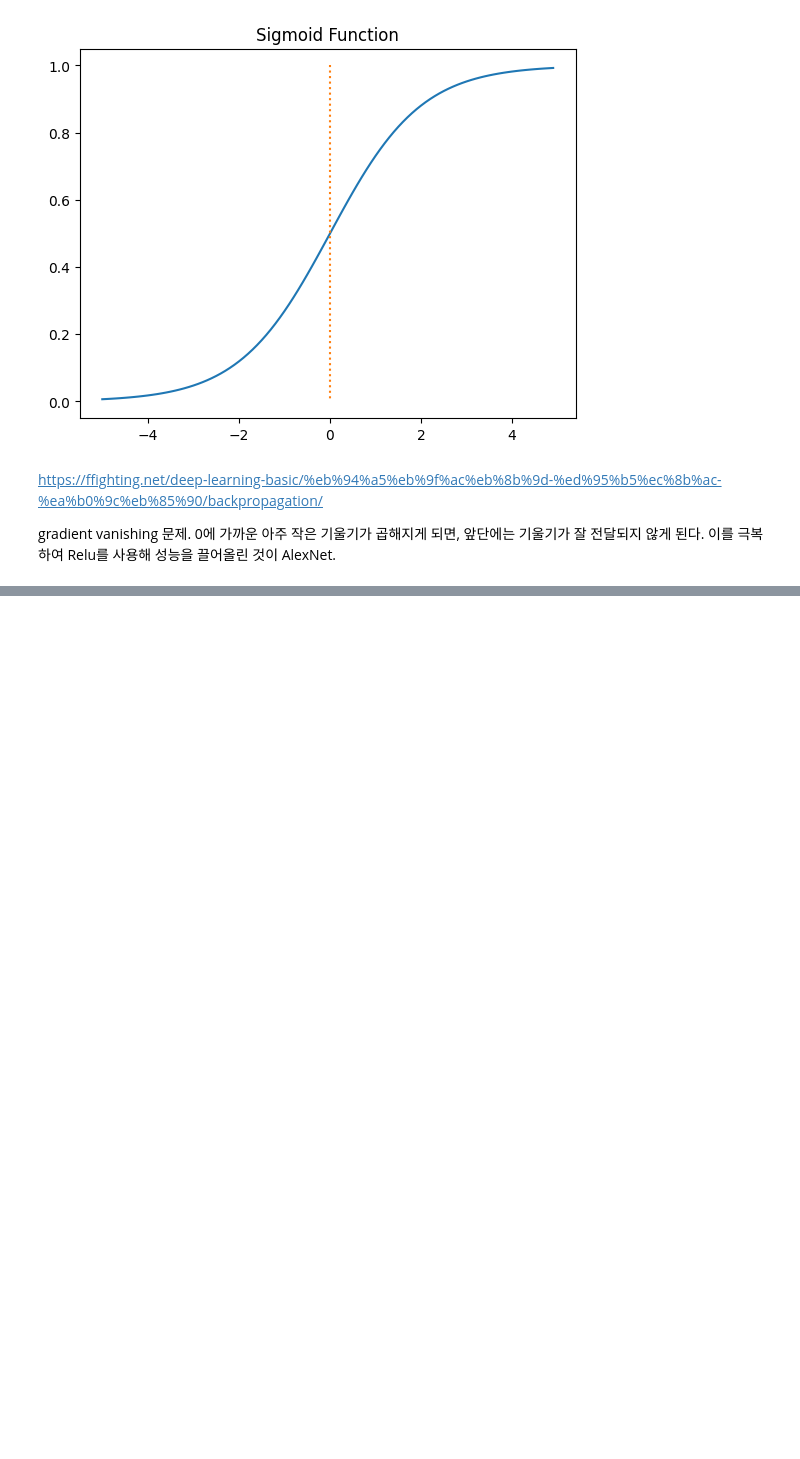
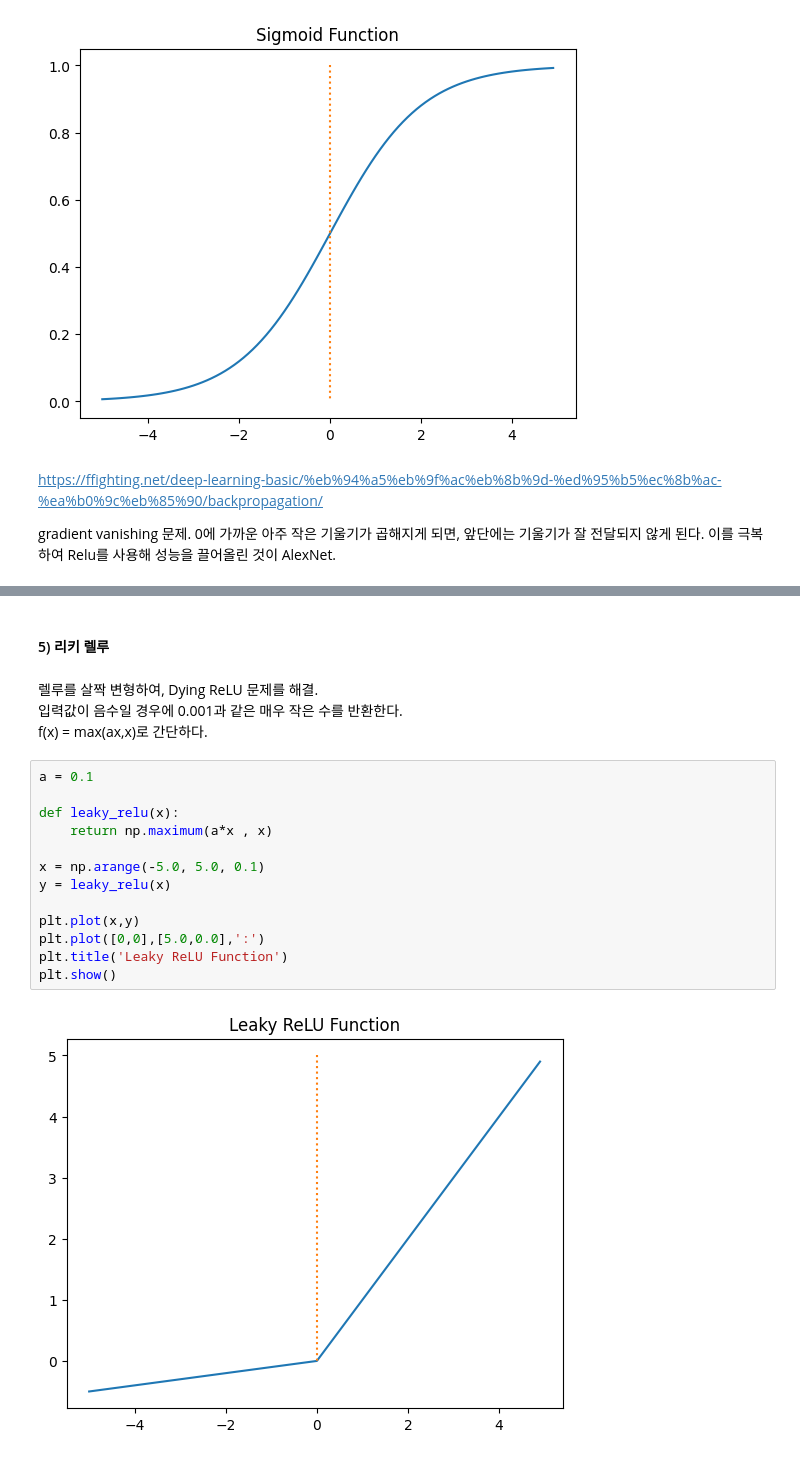
Before and after one commit to tryfasting/deeplearning-pytorch-textbook, a Jupyter notebook: 06-01 머신 러닝 기본 개념 정리하기.ipynb, the cells around one changed output, grey strips where cells are left out. Saved outputs shown, nothing was run; the diff lists cells and outputs as text; blank space fills up the shorter version.

```diff
--- a/06-01 머신 러닝 기본 개념 정리하기.ipynb
+++ b/06-01 머신 러닝 기본 개념 정리하기.ipynb
@@ -92,0 +151,21 @@ gradient vanishing 문제.
+# %% [markdown]
+#### 5) 리키 렐루
+# %% [markdown]
+렐루를 살짝 변형하여, Dying ReLU 문제를 해결.
+입력값이 음수일 경우에 0.001과 같은 매우 작은 수를 반환한다.
+f(x) = max(ax,x)로 간단하다.
+# %%
+a = 0.1
+
+def leaky_relu(x):
+    return np.maximum(a*x , x)
+
+x = np.arange(-5.0, 5.0, 0.1)
+y = leaky_relu(x)
+
+plt.plot(x,y)
+plt.plot([0,0],[5.0,0.0],':')
+plt.title('Leaky ReLU Function')
+plt.show()
+# %% [output]
+[figure, added]
```
Also changed, not shown: parts of 15 cells of this notebook.
